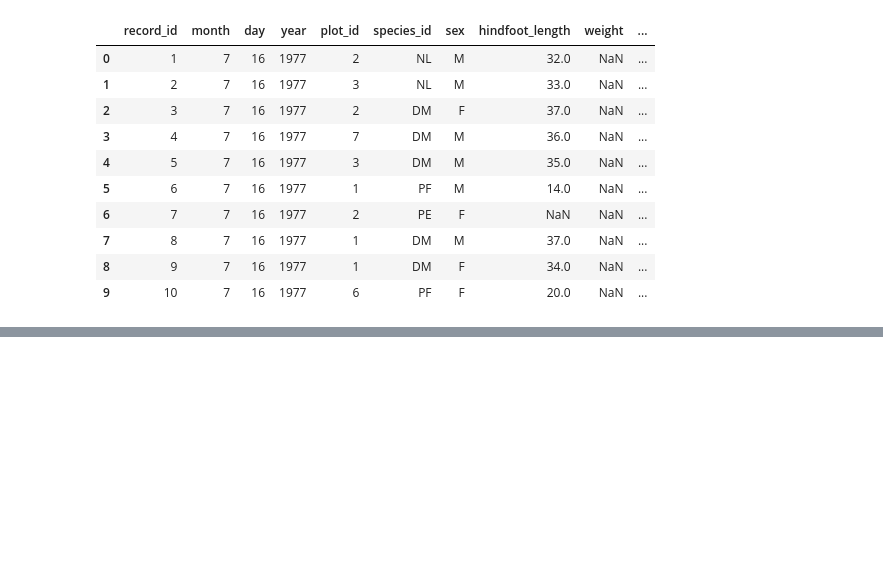
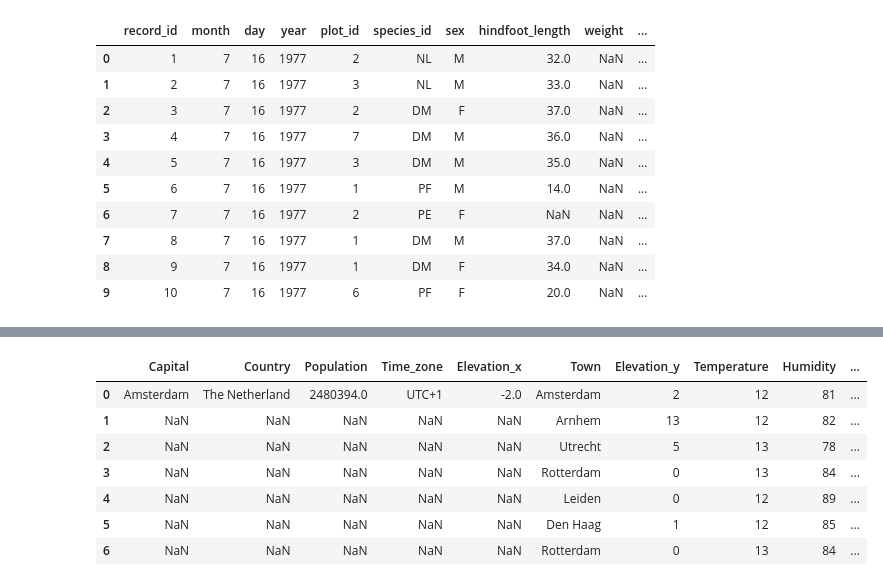
Before and after one commit to UtrechtUniversity/workshop-introduction-to-python, a Jupyter notebook: book/data-science-with-pandas-2.ipynb, the cells around one changed output, grey strips where cells are left out. Saved outputs shown, nothing was run; the diff lists cells and outputs as text; code cells hidden in the pictures; blank space fills up the shorter version.

```diff
--- a/book/data-science-with-pandas-2.ipynb
+++ b/book/data-science-with-pandas-2.ipynb
@@ -281,0 +337,12 @@ None
+# %%
+right_join = pd.merge(left_df,right_df,left_on='Capital',right_on='Town',how='right')
+right_join
+# %% [output]
+|  | Capital | Country | Population | Time_zone | Elevation_x | Town | Elevation_y | Temperature | Humidity | ... |
+| 0 | Amsterdam | The Netherland | 2480394.0 | UTC+1 | -2.0 | Amsterdam | 2 | 12 | 81 | ... |
+| 1 | NaN | NaN | NaN | NaN | NaN | Arnhem | 13 | 12 | 82 | ... |
+| 2 | NaN | NaN | NaN | NaN | NaN | Utrecht | 5 | 13 | 78 | ... |
+| 3 | NaN | NaN | NaN | NaN | NaN | Rotterdam | 0 | 13 | 84 | ... |
+| 4 | NaN | NaN | NaN | NaN | NaN | Leiden | 0 | 12 | 89 | ... |
+| 5 | NaN | NaN | NaN | NaN | NaN | Den Haag | 1 | 12 | 85 | ... |
+| 6 | NaN | NaN | NaN | NaN | NaN | Rotterdam | 0 | 13 | 84 | ... |
```
Also changed, not shown: parts of 23 cells of this notebook, 4 other files.
